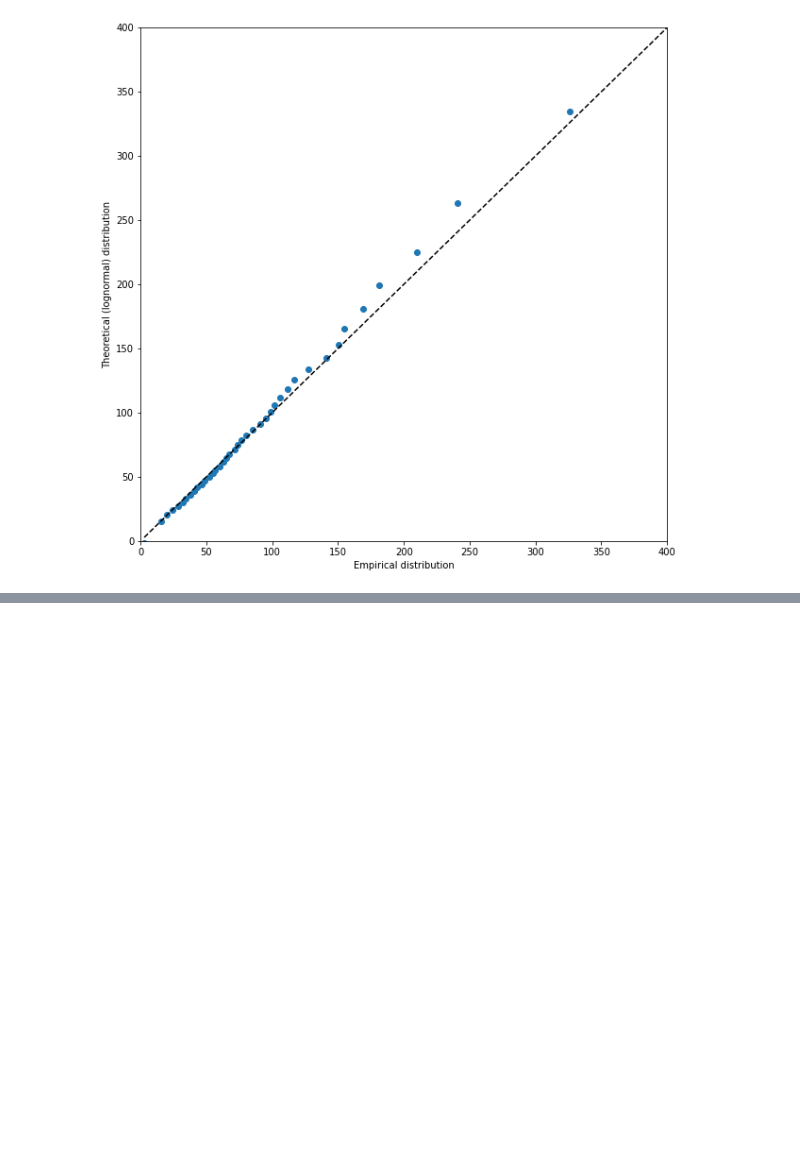
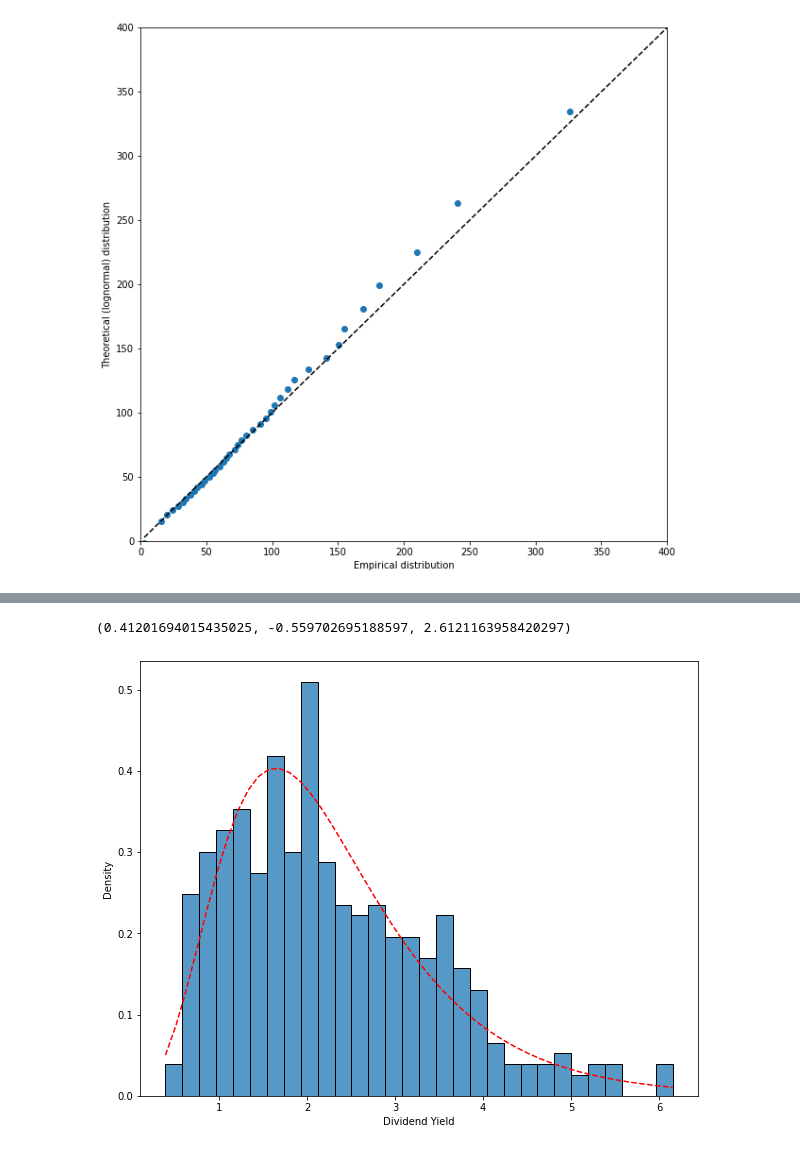
Before and after one commit to morkovka1337/multidimensional_data_processing, a Jupyter notebook: task1.ipynb, the cells around one changed output, grey strips where cells are left out. Cells and saved outputs as stored; diff of their text form; code cells hidden in the pictures; blank space fills up the shorter version.

```diff
--- a/task1.ipynb
+++ b/task1.ipynb
@@ -54,10 +64,10 @@ median 73.92
 # %%
 plt.figure(figsize=(10, 8))
 x = np.linspace(np.min(price), np.max(price))
-params = scipy.stats.lognorm.fit(price)
-print(f's = {params[0]}, loc = {params[1]}, scale = {params[2]}')
+params_lognorm = scipy.stats.lognorm.fit(price)
+print(f's = {params_lognorm[0]}, loc = {params_lognorm[1]}, scale = {params_lognorm[2]}')
 sns.histplot(price, kde=False, bins=30, stat='density', label=f'Average price in dollars')
-pdf = scipy.stats.lognorm.pdf((x - params[1]) / params[2], params[0]) / params[2]
+pdf = scipy.stats.lognorm.pdf((x - params_lognorm[1]) / params_lognorm[2], params_lognorm[0]) / params_lognorm[2]
 plt.plot(x, pdf, 'r--')
 plt.show()
 # %% [output]
@@ -114,0 +190,12 @@ plt.show()
+# %%
+plt.figure(figsize=(10, 8))
+sns.histplot(div_yield, kde=False, bins=nbins, stat='density', label=f'Average price in dollars')
+x = np.linspace(np.min(div_yield), np.max(div_yield))
+params_logn = scipy.stats.lognorm.fit(div_yield)
+print(f'{params_logn}')
+pdf = scipy.stats.lognorm.pdf(x, *params_logn)
+plt.plot(x, pdf, 'r--')
+plt.show()
+# %% [output]
+(0.41201694015435025, -0.559702695188597, 2.6121163958420297)
+[figure, added]
```
Also changed, not shown: parts of 10 cells of this notebook.
